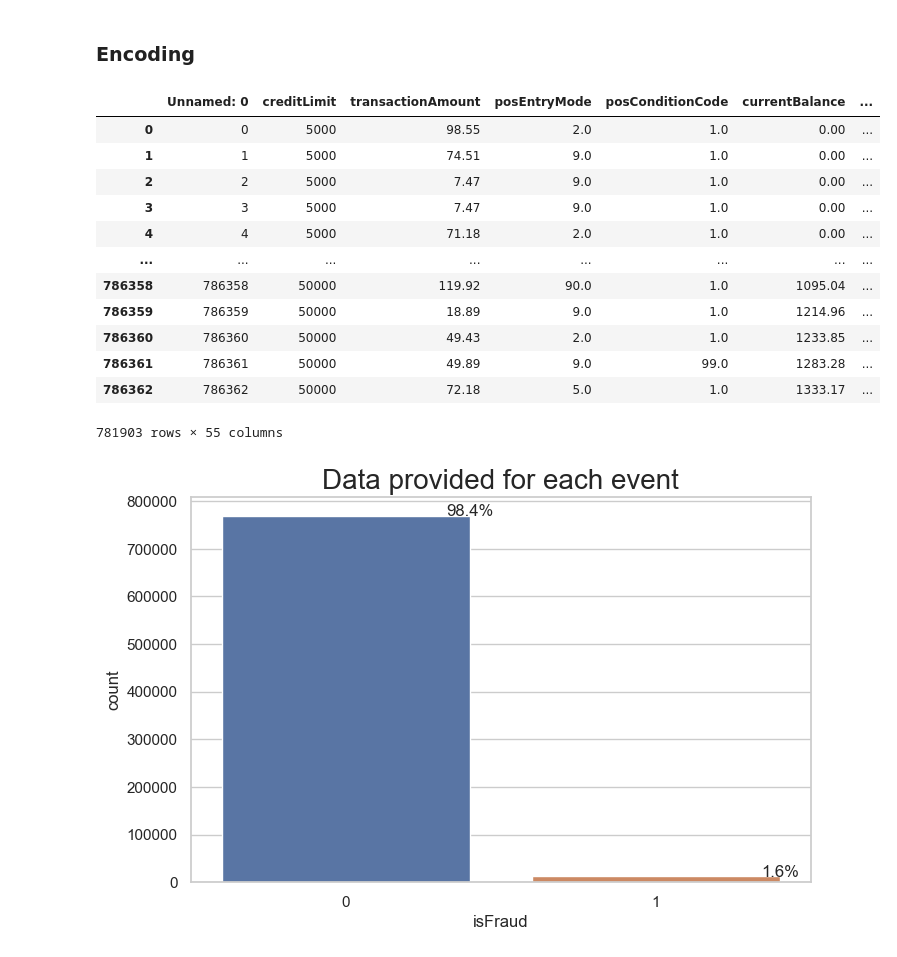
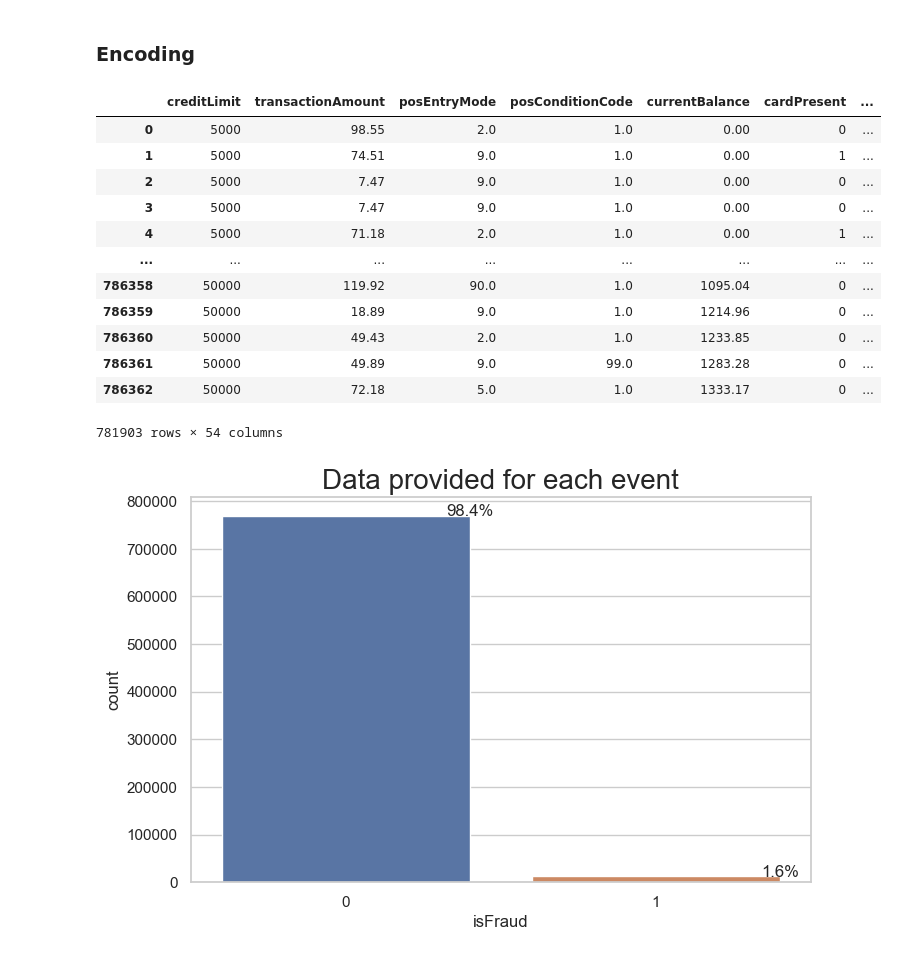
Before and after one commit to alopanik/Practicum-Project, a Jupyter notebook: Frau.ipynb, the cells around one changed output. Cells and saved outputs as stored; diff of their text form; code cells hidden in the pictures.

```diff
--- a/Frau.ipynb
+++ b/Frau.ipynb
@@ -237,21 +241,22 @@ df_tran['expirationDateKeyInMatch'] = df_tran['expirationDateKeyInMatch'].astype
 df_tran['isFraud'] = df_tran['isFraud'].astype(int)
 # %%
 df_tran = df_tran.dropna()
+df_tran = df_tran.drop(columns=['Unnamed: 0'])
 df_tran
 # %% [output]
-|  | Unnamed: 0 | creditLimit | transactionAmount | posEntryMode | posConditionCode | currentBalance | ... |
-| 0 | 0 | 5000 | 98.55 | 2.0 | 1.0 | 0.00 | ... |
-| 1 | 1 | 5000 | 74.51 | 9.0 | 1.0 | 0.00 | ... |
-| 2 | 2 | 5000 | 7.47 | 9.0 | 1.0 | 0.00 | ... |
-| 3 | 3 | 5000 | 7.47 | 9.0 | 1.0 | 0.00 | ... |
-| 4 | 4 | 5000 | 71.18 | 2.0 | 1.0 | 0.00 | ... |
+|  | creditLimit | transactionAmount | posEntryMode | posConditionCode | currentBalance | cardPresent | ... |
+| 0 | 5000 | 98.55 | 2.0 | 1.0 | 0.00 | 0 | ... |
+| 1 | 5000 | 74.51 | 9.0 | 1.0 | 0.00 | 1 | ... |
+| 2 | 5000 | 7.47 | 9.0 | 1.0 | 0.00 | 0 | ... |
+| 3 | 5000 | 7.47 | 9.0 | 1.0 | 0.00 | 0 | ... |
+| 4 | 5000 | 71.18 | 2.0 | 1.0 | 0.00 | 1 | ... |
 | ... | ... | ... | ... | ... | ... | ... | ... |
-| 786358 | 786358 | 50000 | 119.92 | 90.0 | 1.0 | 1095.04 | ... |
-| 786359 | 786359 | 50000 | 18.89 | 9.0 | 1.0 | 1214.96 | ... |
-| 786360 | 786360 | 50000 | 49.43 | 2.0 | 1.0 | 1233.85 | ... |
-| 786361 | 786361 | 50000 | 49.89 | 9.0 | 99.0 | 1283.28 | ... |
-| 786362 | 786362 | 50000 | 72.18 | 5.0 | 1.0 | 1333.17 | ... |
+| 786358 | 50000 | 119.92 | 90.0 | 1.0 | 1095.04 | 0 | ... |
+| 786359 | 50000 | 18.89 | 9.0 | 1.0 | 1214.96 | 0 | ... |
+| 786360 | 50000 | 49.43 | 2.0 | 1.0 | 1233.85 | 0 | ... |
+| 786361 | 50000 | 49.89 | 9.0 | 99.0 | 1283.28 | 0 | ... |
+| 786362 | 50000 | 72.18 | 5.0 | 1.0 | 1333.17 | 0 | ... |
-781903 rows × 55 columns
+781903 rows × 54 columns
 # %%
 # I would take this out, and let train, test, split do the sampling work for you
 # sdf_tran = df_tran.sample(n=5000)
```
Also changed, not shown: parts of 38 cells of this notebook.
